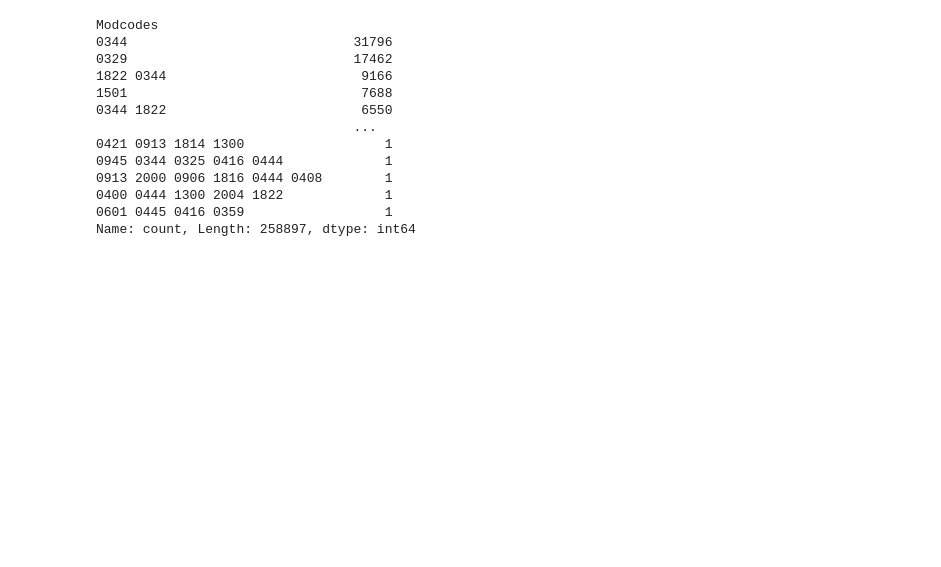
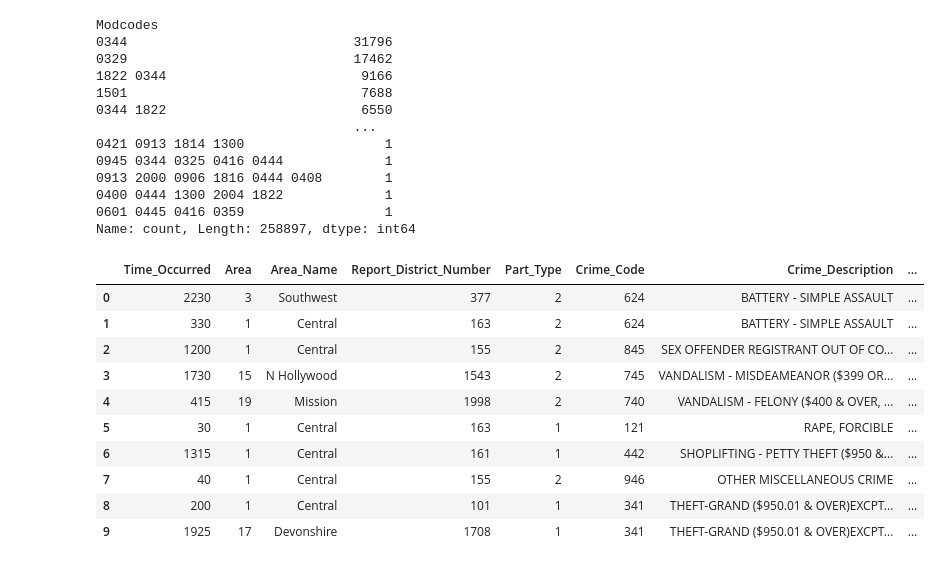
Before and after one commit to MrBinit/Supervised-Learning, a Jupyter notebook: logistic regression/project.ipynb, the cells around one changed output. Drawn from its saved outputs; the diff is of its cells as text; code cells hidden in the pictures; blank space fills up the shorter version.

```diff
--- a/logistic regression/project.ipynb
+++ b/logistic regression/project.ipynb
@@ -217,3 +217,19 @@ Modcodes
 0400 0444 1300 2004 1822             1
 0601 0445 0416 0359                  1
 Name: count, Length: 258897, dtype: int64
+# %%
+df = df.drop(['DR_NUMBER', 'Status', 'Status_Description','Crime_Code_2', 'Crime_Code_3', 'Crime_Code_4', 'Cross_Street', 'Latitude', 'Longitude', 'Date_Reported', 'Date_Occurred', ], axis = 1)
+# %%
+df.head(10)
+# %% [output]
+|  | Time_Occurred | Area | Area_Name | Report_District_Number | Part_Type | Crime_Code | Crime_Description | ... |
+| 0 | 2230 | 3 | Southwest | 377 | 2 | 624 | BATTERY - SIMPLE ASSAULT | ... |
+| 1 | 330 | 1 | Central | 163 | 2 | 624 | BATTERY - SIMPLE ASSAULT | ... |
+| 2 | 1200 | 1 | Central | 155 | 2 | 845 | SEX OFFENDER REGISTRANT OUT OF CO... | ... |
+| 3 | 1730 | 15 | N Hollywood | 1543 | 2 | 745 | VANDALISM - MISDEAMEANOR ($399 OR... | ... |
+| 4 | 415 | 19 | Mission | 1998 | 2 | 740 | VANDALISM - FELONY ($400 & OVER, ... | ... |
+| 5 | 30 | 1 | Central | 163 | 1 | 121 | RAPE, FORCIBLE | ... |
+| 6 | 1315 | 1 | Central | 161 | 1 | 442 | SHOPLIFTING - PETTY THEFT ($950 &... | ... |
+| 7 | 40 | 1 | Central | 155 | 2 | 946 | OTHER MISCELLANEOUS CRIME | ... |
+| 8 | 200 | 1 | Central | 101 | 1 | 341 | THEFT-GRAND ($950.01 & OVER)EXCPT... | ... |
+| 9 | 1925 | 17 | Devonshire | 1708 | 1 | 341 | THEFT-GRAND ($950.01 & OVER)EXCPT... | ... |
```
